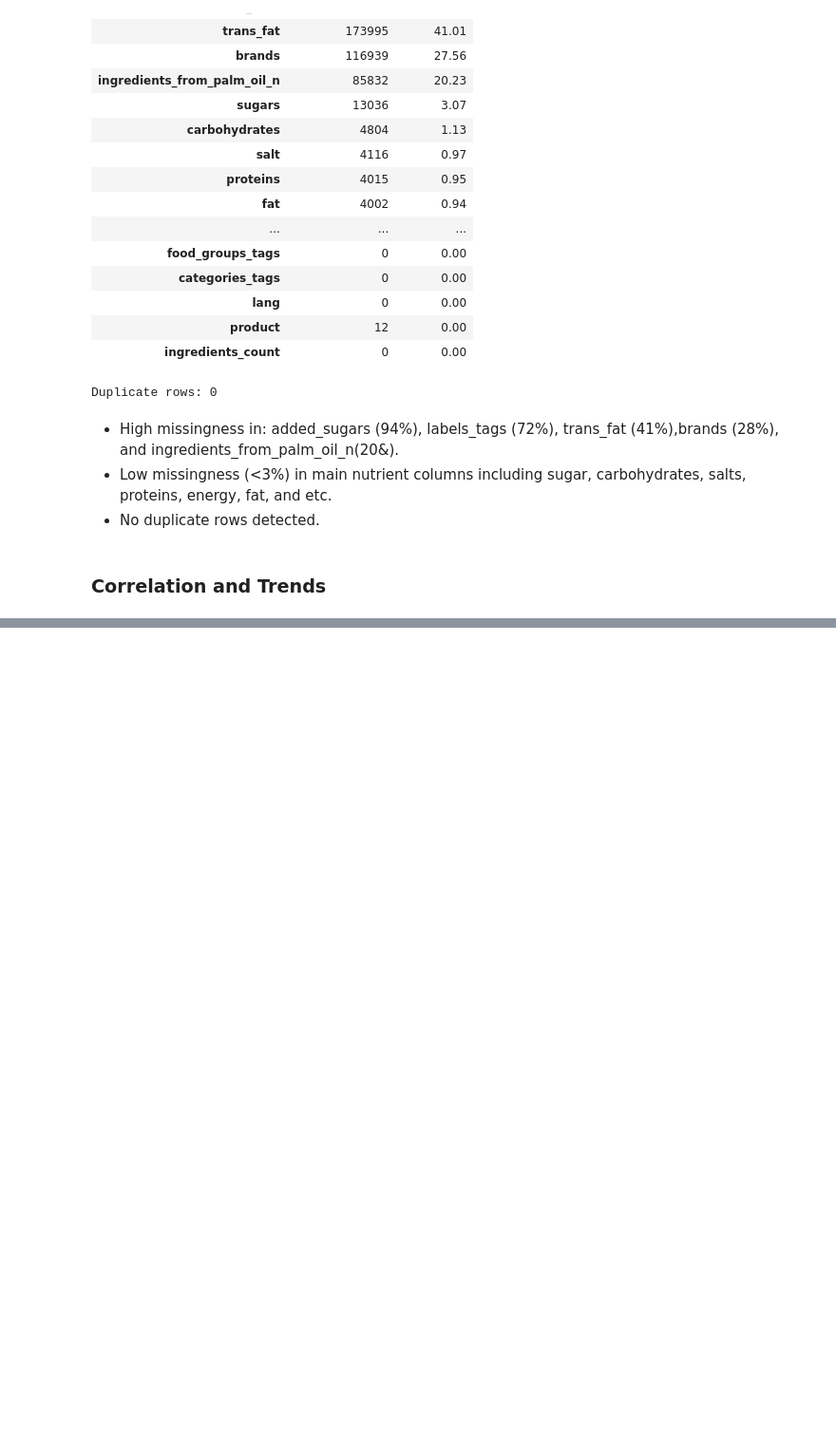
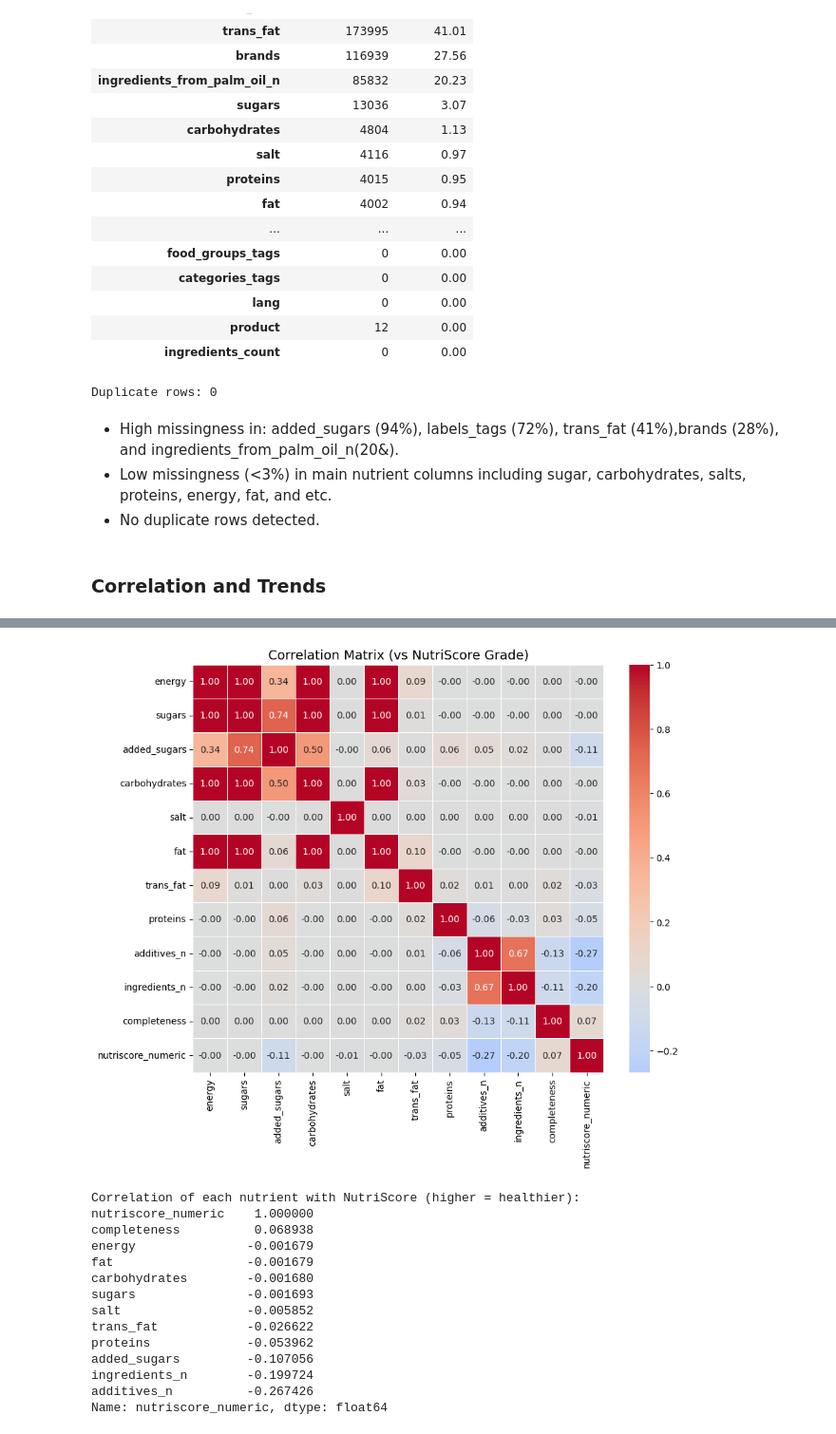
Before and after one commit to swhoyle/food-nutrition-model, a Jupyter notebook: notebooks/2_eda.ipynb, the cells around one changed output, grey strips where cells are left out. Shown at 95% size. Cells and saved outputs as stored; diff of their text form; code cells hidden in the pictures; blank space fills up the shorter version.

```diff
--- a/notebooks/2_eda.ipynb
+++ b/notebooks/2_eda.ipynb
@@ -1050,0 +1189,39 @@ Duplicate rows: 0
+# %%
+# Map nutriscore letters to numeric scale
+nutri_map = {"a": 5, "b": 4, "c": 3, "d": 2, "e": 1}
+df["nutriscore_numeric"] = df["nutriscore_grade"].map(nutri_map)
+
+# Select numeric nutrient columns + NutriScore
+num_cols = [
+    "energy", "sugars", "added_sugars", "carbohydrates", "salt",
+    "fat", "trans_fat", "proteins", "additives_n", "ingredients_n", "completeness", "nutriscore_numeric"
+]
+
+corr_focus = df[num_cols].corr(method="pearson")
+
+# Plot heatmap
+plt.figure(figsize=(10, 8))
+sns.heatmap(corr_focus, annot=True, fmt=".2f", cmap="coolwarm", center=0, linewidths=0.5)
+plt.title("Correlation Matrix (vs NutriScore Grade)", fontsize=14)
+plt.show()
+
+# Sort correlations with NutriScore only
+nutri_corr = corr_focus["nutriscore_numeric"].sort_values(ascending=False)
+print("Correlation of each nutrient with NutriScore (higher = healthier):")
+print(nutri_corr)
+# %% [output]
+[figure, added]
+Correlation of each nutrient with NutriScore (higher = healthier):
+nutriscore_numeric    1.000000
+completeness          0.068938
+energy               -0.001679
+fat                  -0.001679
+carbohydrates        -0.001680
+sugars               -0.001693
+salt                 -0.005852
+trans_fat            -0.026622
+proteins             -0.053962
+added_sugars         -0.107056
+ingredients_n        -0.199724
+additives_n          -0.267426
+Name: nutriscore_numeric, dtype: float64
```
Also changed, not shown: parts of 12 cells of this notebook, 1 other file.
